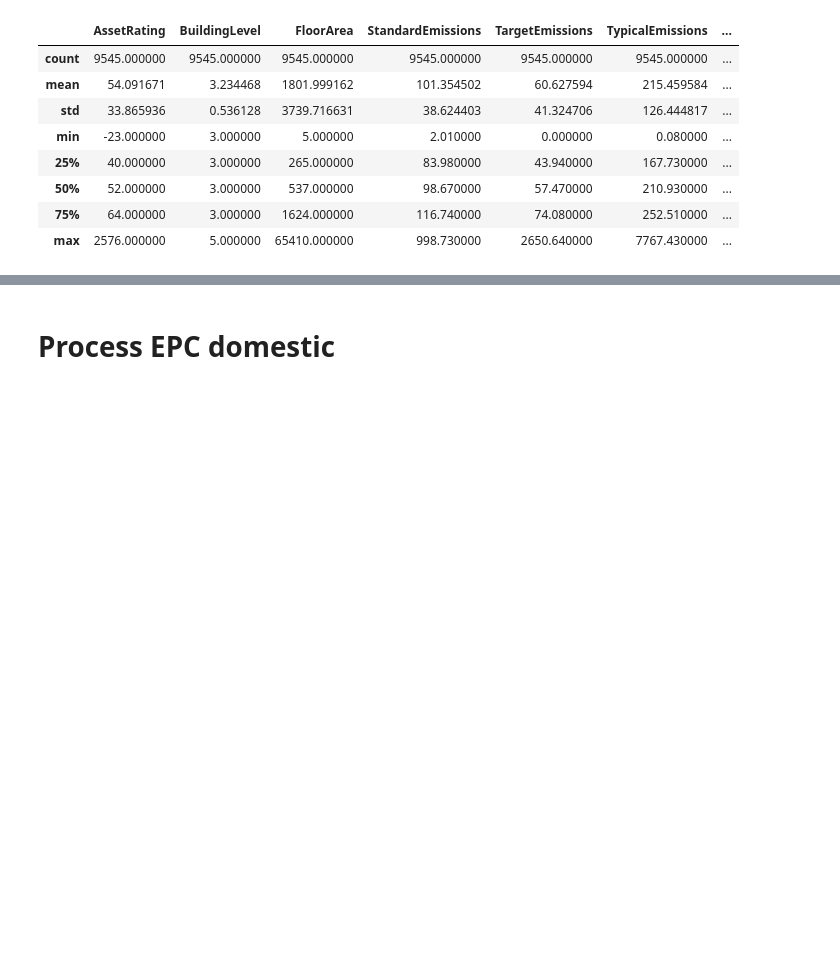
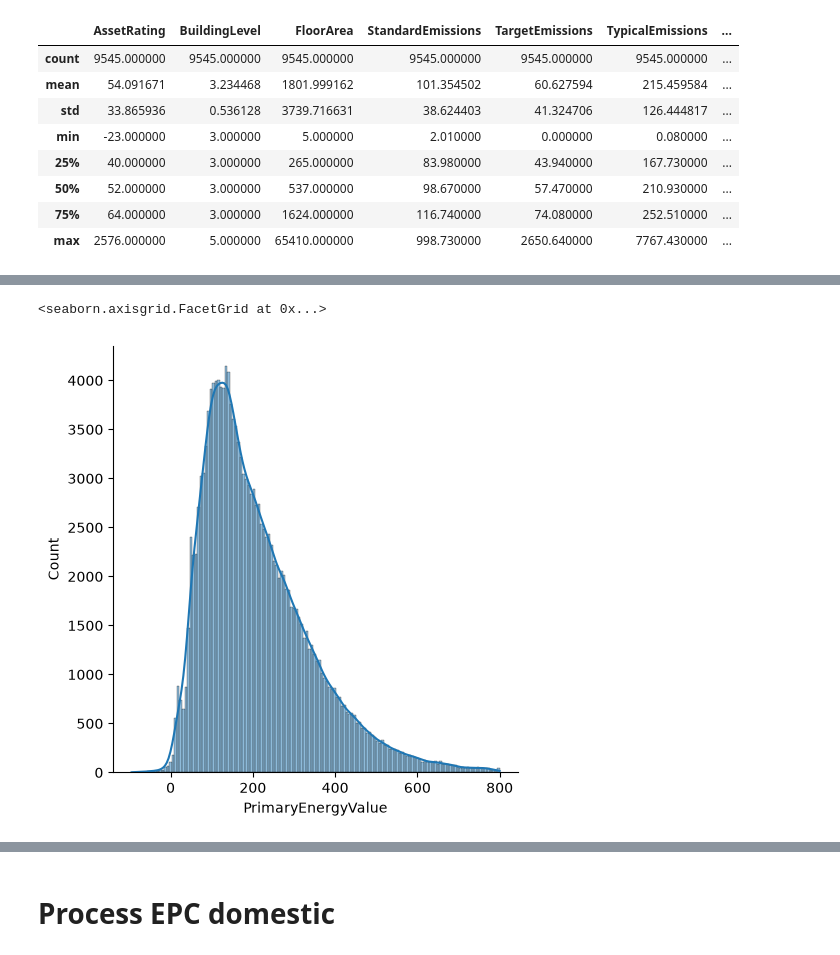
Before and after one commit to iaspidem/epc-learn, a Jupyter notebook: preprocess.ipynb, the cells around one changed output, grey strips where cells are left out. Drawn from its saved outputs; the diff is of its cells as text; code cells hidden in the pictures; blank space fills up the shorter version.

```diff
--- a/preprocess.ipynb
+++ b/preprocess.ipynb
@@ -418,0 +415,6 @@ sns.displot(data=df_plot["PrimaryEnergyValue"])
+# %%
+office_outliers_removed = type_office.iloc[(type_office["PrimaryEnergyValue"] < 800) & (type_office["PrimaryEnergyValue"] > -100)]
+sns.displot(data=office_outliers_removed["PrimaryEnergyValue"], kde=True)
+# %% [output]
+<seaborn.axisgrid.FacetGrid at 0x...>
+[figure, added]
```
Also changed, not shown: parts of 10 cells of this notebook.
